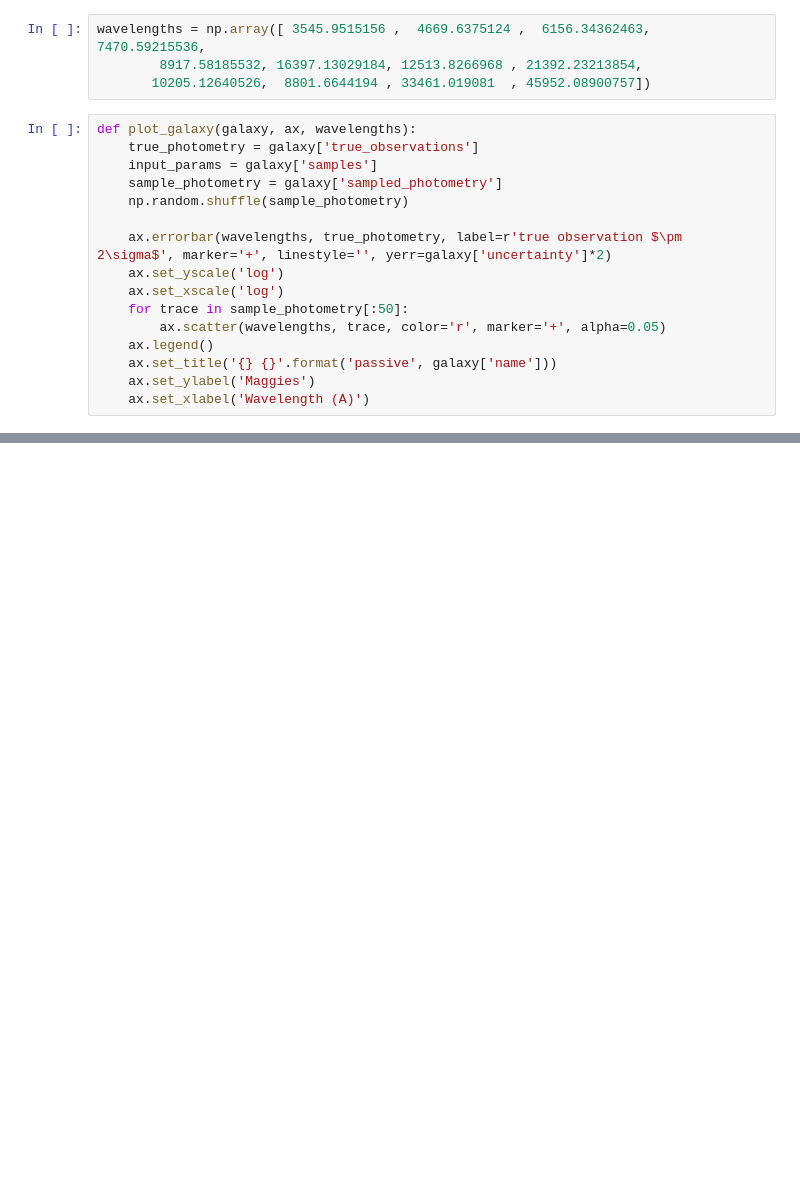
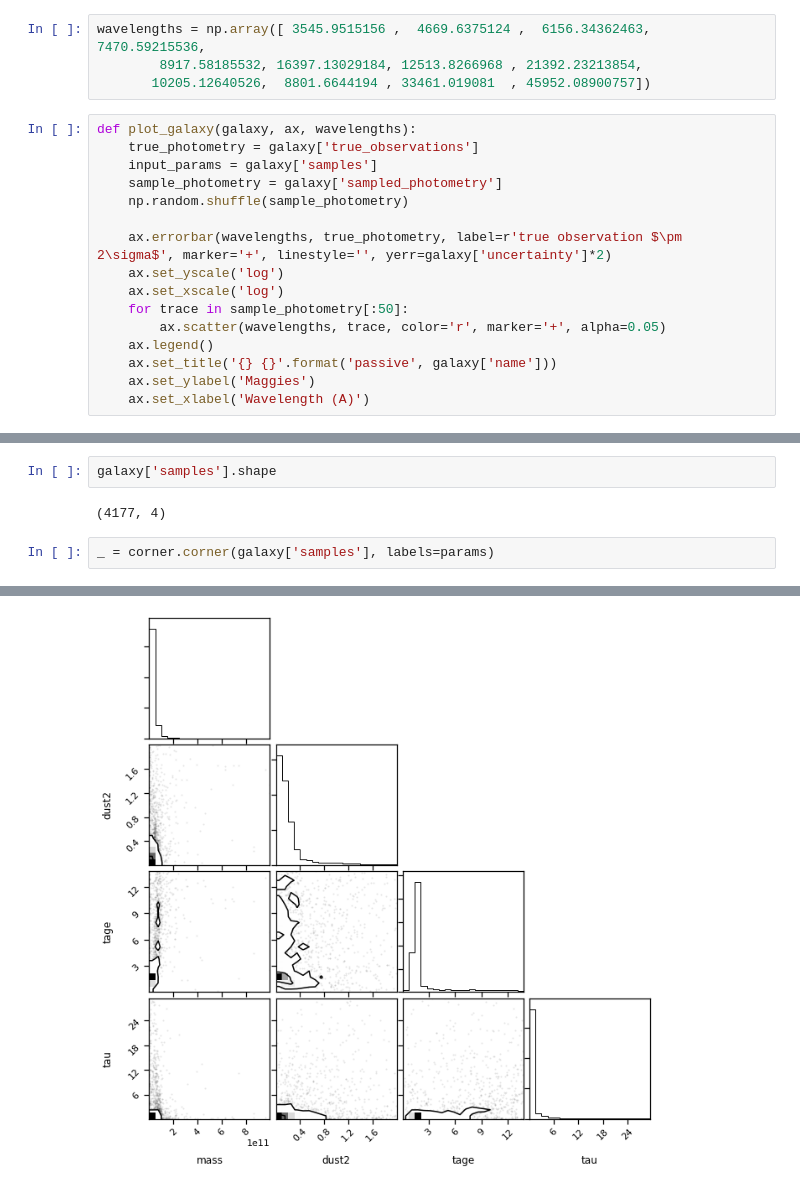
Before and after one commit to mwalmsley/agnfinder, a Jupyter notebook: notebooks/fitting_real_galaxies/pure_fsps.ipynb, the cells around one changed output, grey strips where cells are left out. Drawn from its saved outputs; the diff is of its cells as text; blank space fills up the shorter version.

```diff
--- a/notebooks/fitting_real_galaxies/pure_fsps.ipynb
+++ b/notebooks/fitting_real_galaxies/pure_fsps.ipynb
@@ -83,0 +88,7 @@ plt.tight_layout()
+# %%
+galaxy['samples'].shape
+# %% [output]
+(4177, 4)
+# %%
+_ = corner.corner(galaxy['samples'], labels=params)
+# %% [output]
@@ -83,0 +101 @@ plt.tight_layout()
+[figure, added]
```
Also changed, not shown: parts of 5 cells of this notebook, 1 other file.
